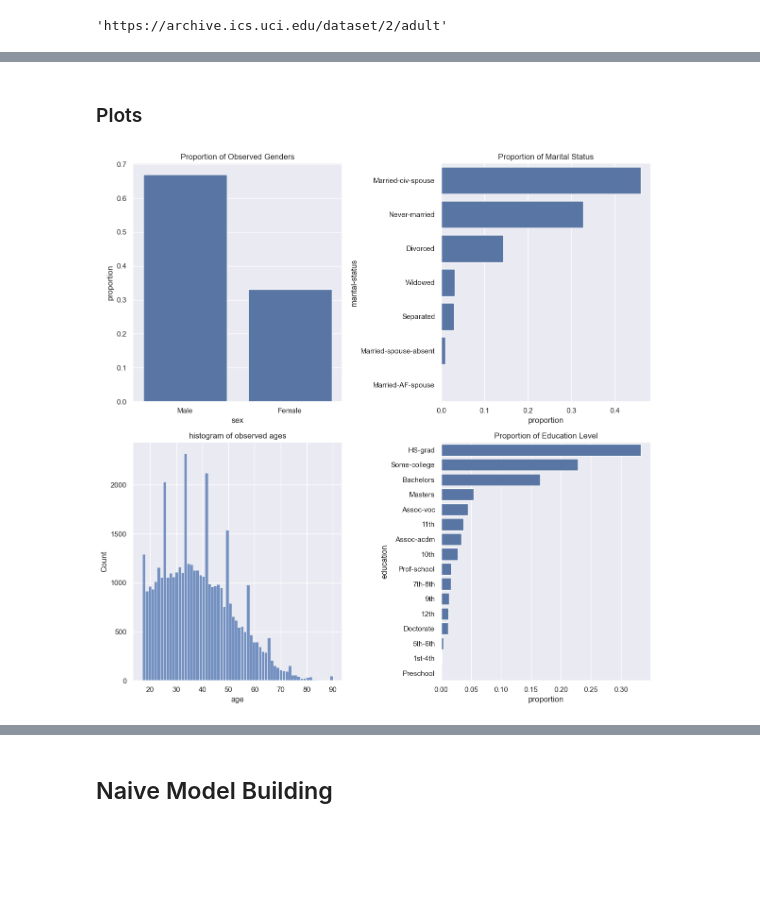
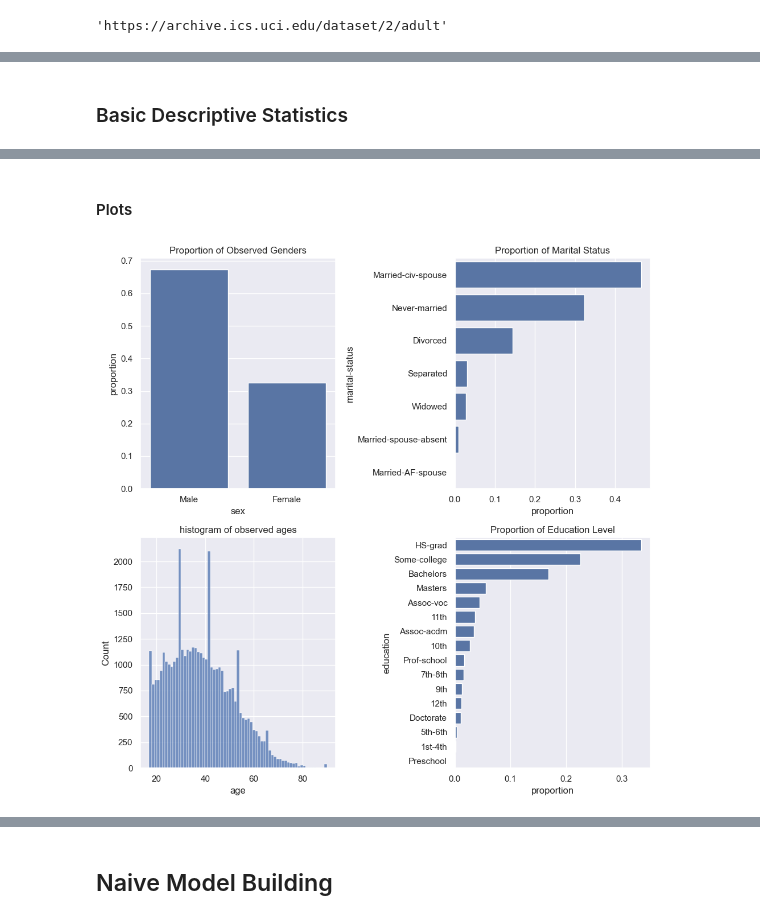
Before and after one commit to 474benchen/bias_aware_gridsearchCV, a Jupyter notebook: finance_example/income.ipynb, the cells around one changed output, grey strips where cells are left out. Drawn from its saved outputs; the diff is of its cells as text; code cells hidden in the pictures; blank space fills up the shorter version.

```diff
--- a/finance_example/income.ipynb
+++ b/finance_example/income.ipynb
@@ -37,7 +45,7 @@ adults_df_raw = pd.concat([X,y], axis=1)
 adults_df = adults_df_raw.copy()
 # %%
 # encode output variable to binary
-adults_df['income'] = adults_df['income'].apply(lambda x: 1 if '<' in x else 0)
+adults_df['income'] = adults_df['income'].apply(lambda x: 1 if '>' in x else 0)
 # %%
 # filter for only US entries
 adults_df = adults_df[adults_df['native-country']=='United-States']
@@ -104,3 +99,5 @@ dtype: object
+# %% [markdown]
+### Basic Descriptive Statistics
 # %%
 adults_df.describe()
 # %% [output]
@@ -114,35 +111,35 @@ adults_df.describe()
 | 75% | 48.000000 | 2.346400e+05 | 12.000000 | 0.000000 | 0.000000 | 45.000000 | 1.000000 |
 | max | 90.000000 | 1.490400e+06 | 16.000000 | 99999.000000 | 4356.000000 | 99.000000 | 1.000000 |
 # %% [markdown]
-### Plots
+#### Plots
 # %%
 # Create 2x2 axis for plots
-fig, axes = plt.subplots(2, 2, figsize=(12, 12))
+fig, axes = plt.subplots(2, 2, figsize=(10, 10))
 
 # prop of sex plot
 prop_sex = adults_df['sex'].value_counts(normalize=True)
 prop_sex_df = pd.DataFrame({'sex': prop_sex.index, 'proportion': prop_sex.values})
 sns.barplot(data=prop_sex_df, x='sex', y='proportion', ax=axes[0,0])
 axes[0, 0].set_title("Proportion of Observed Genders")
 
 # prop of marital status plot
 prop_marital = adults_df['marital-status'].value_counts(normalize=True)
 prop_marital_df = pd.DataFrame({'marital-status': prop_marital.index, 'proportion': prop_marital.values})
 sns.barplot(data=prop_marital_df, y='marital-status', x='proportion', ax=axes[0,1])
 axes[0, 1].set_title("Proportion of Marital Status")
 
 # prop of education level plot
 prop_education = adults_df['education'].value_counts(normalize=True)
 prop_education_df = pd.DataFrame({'education': prop_education.index, 'proportion': prop_education.values})
 sns.barplot(data=prop_education_df, y='education', x='proportion', ax=axes[1,1])
 axes[1,1].set_title("Proportion of Education Level")
 
 # age plot
 sns.histplot(adults_df['age'], ax=axes[1,0])
 axes[1,0].set_title('histogram of observed ages')
 
 # Show the plot
 plt.tight_layout()
 plt.show()
 # %% [output]
-[figure, old version]
+[figure, new version]
```
Also changed, not shown: parts of 26 cells of this notebook.
